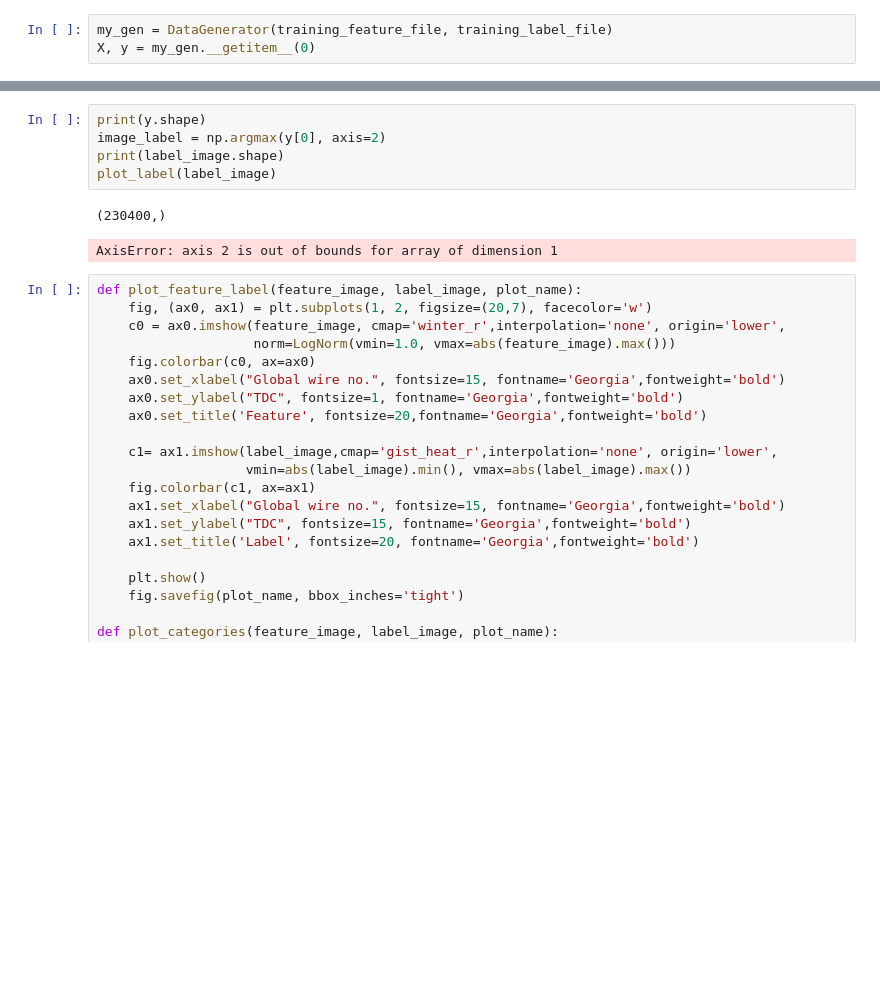
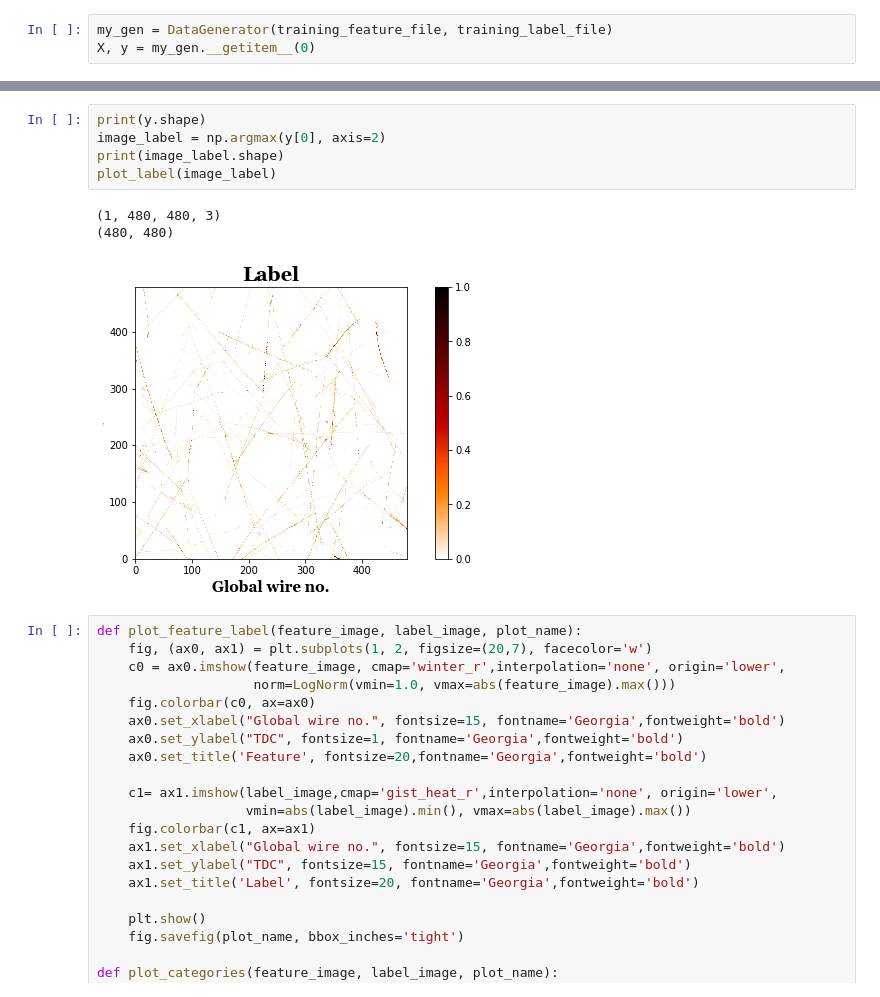
Before and after one commit to almoslmi/DeepLearningWithProtoDUNE, a Jupyter notebook: model_creation_playground.ipynb, the cells around one changed output, grey strips where cells are left out. Cells and saved outputs as stored; diff of their text form; blank space fills up the shorter version.

```diff
--- a/model_creation_playground.ipynb
+++ b/model_creation_playground.ipynb
@@ -195,11 +195,12 @@ plot_feature(feature_image)
 # %%
 print(y.shape)
 image_label = np.argmax(y[0], axis=2)
-print(label_image.shape)
-plot_label(label_image)
+print(image_label.shape)
+plot_label(image_label)
 # %% [output]
-(230400,)
+(1, 480, 480, 3)
+(480, 480)
-AxisError: axis 2 is out of bounds for array of dimension 1
+[figure, added]
 # %%
 def plot_feature_label(feature_image, label_image, plot_name):
     fig, (ax0, ax1) = plt.subplots(1, 2, figsize=(20,7), facecolor='w')
```
Also changed, not shown: parts of 5 cells of this notebook.
